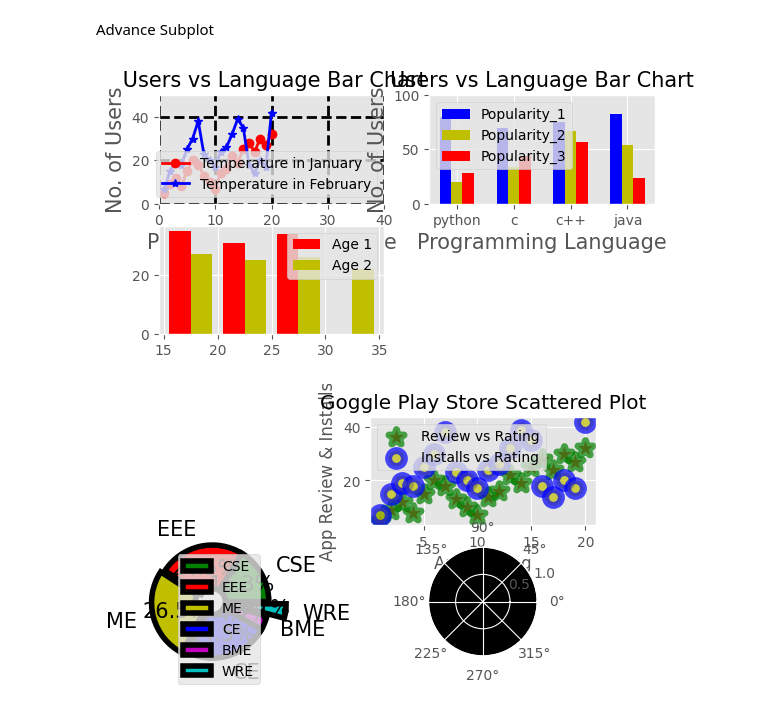
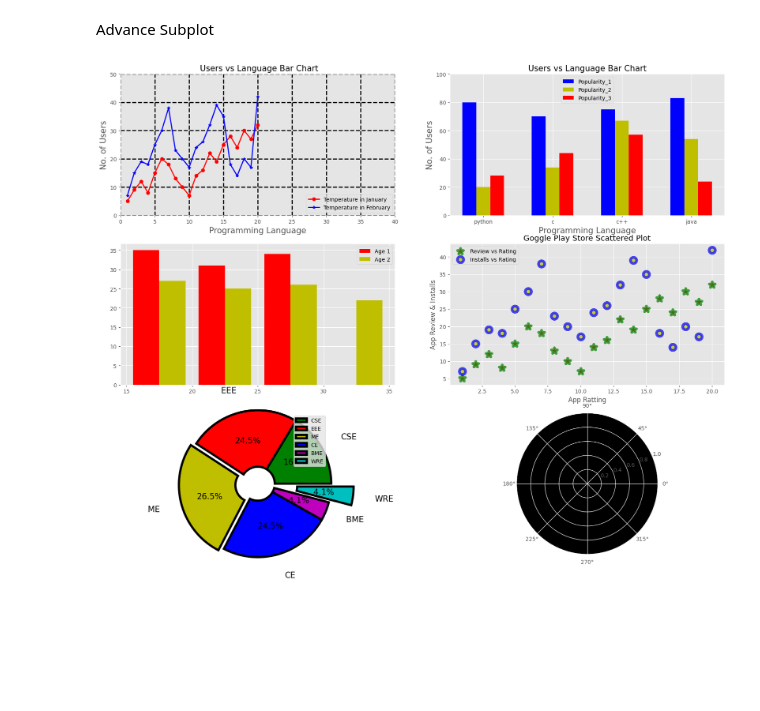
Before and after one commit to masudrana25/4.-Matplotlib-Python, a Jupyter notebook: 7. sub-plot .ipynb, the cells around one changed output. Cells and saved outputs as stored; diff of their text form; code cells hidden in the pictures; blank space fills up the shorter version.

Commit message:
sub-plot

```diff
--- a/7. sub-plot .ipynb
+++ b/7. sub-plot .ipynb
@@ -59,7 +59,7 @@ plt.show()
 # %% [markdown]
 Advance Subplot
 # %%
-# plt.figure(figsize=(20,16))
+plt.figure(figsize=(20,16))
 
 #### sub-plot-1
 plt.subplot(3,2,1)
@@ -103,7 +103,6 @@ plt.hist([age_1,age_2],color = ['red','y'], orientation='vertical', align='mid',
 
 plt.xticks(bins_data)
 plt.legend()
-plt.show()
 
 
 #### sub-plot-4
@@ -112,32 +111,31 @@ plt.scatter(x,y,color = 'r',marker='*', s = 130, alpha=0.7, linewidths=5, edgeco
 plt.scatter(x,z,color = 'y',marker='o', s = 130, alpha=0.7, linewidths=5, edgecolors='b',label='Installs vs Rating')
 plt.title('Goggle Play Store Scattered Plot')
 plt.xlabel('App Ratting')
 plt.ylabel('App Review & Installs')
 plt.legend()
 
 
 #### sub-plot-5
 plt.subplot(3,2,5)
 plt.pie(
   students,
   labels = dept,
   explode = explode_list,
   colors = color_list,
   autopct = '%0.1f%%',
   radius = 1.3,
   textprops = text_style,
   labeldistance = 1.3,
   wedgeprops = edge_style,
   )
 plt.legend( loc =1)
 
 
 #### sub-plot-6
 plt.subplot(3,2,6, projection='polar', facecolor = 'k')
 
 
 
 plt.show()
 # %% [output]
-[figure, old version]
+[figure, new version]
-[figure, removed]
```
